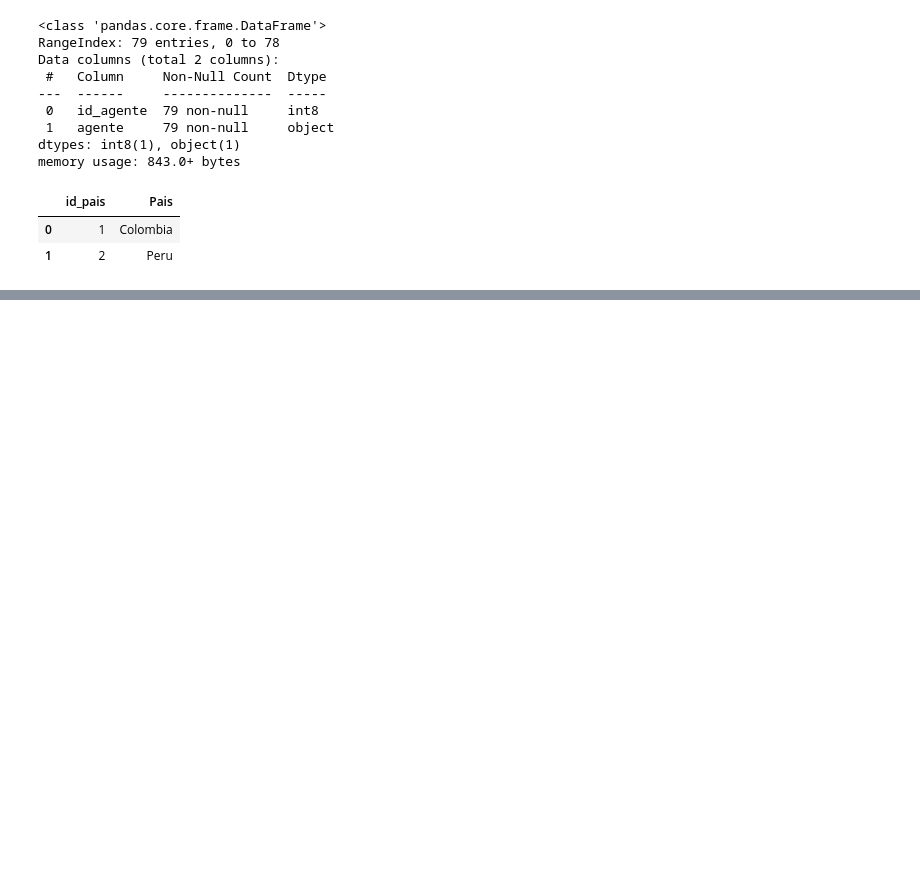
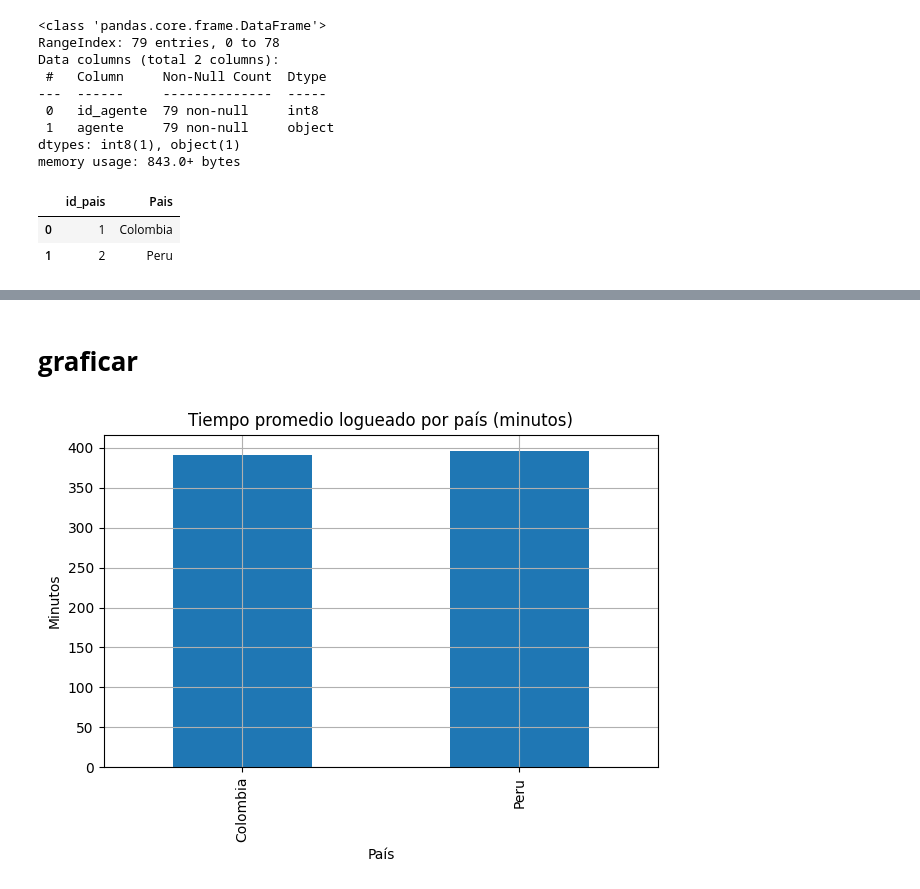
Before and after one commit to r2x4/consolidado_practice, a Jupyter notebook: consolidado_practice.ipynb, the cells around one changed output, grey strips where cells are left out. Drawn from its saved outputs; the diff is of its cells as text; code cells hidden in the pictures; blank space fills up the shorter version.

```diff
--- a/consolidado_practice.ipynb
+++ b/consolidado_practice.ipynb
@@ -139,3 +139,6 @@ paises
 # %%
 # exportar csv
 paises.to_csv('/content/paises.csv', index=False)
+# %%
+# llamar datos
+datos = pd.read_csv('/content/datos.csv')
@@ -157,0 +174,13 @@ datos
+# %%
+# Lista de columnas de tiempo
+columnas_tiempo = [
+    'tiempo_logueo', 'tiempo_disponible', 'tiempo_no_listo',
+    'tiempo_in', 'tiempo_out', 'tiempo_internas',
+    'tiempo_consulta', 'hold_in', 'hold_out',
+    'hold_internas', 'hold_consulta',
+    'tiempo_ringing', 'tiempo_dialing'
+]
+
+# Convertir a tipo timedelta
+for col in columnas_tiempo:
+    datos[col] = pd.to_timedelta(datos[col])
@@ -158,3 +216,5 @@ datos
 # %%
 # exportar csv
 paises.to_csv('/content/paises.csv', index=False)
+# %% [markdown]
+# **graficar**
@@ -160,0 +224,13 @@ paises.to_csv('/content/paises.csv', index=False)
+# %%
+import matplotlib.pyplot as plt
+
+datos.groupby("Pais")["tiempo_logueo"].mean().dt.total_seconds().div(60).plot(kind="bar")
+
+plt.title("Tiempo promedio logueado por país (minutos)")
+plt.xlabel("País")
+plt.ylabel("Minutos")
+plt.grid(True)
+plt.tight_layout()
+plt.show()
+# %% [output]
+[figure, added]
```
Also changed, not shown: parts of 10 cells of this notebook.
